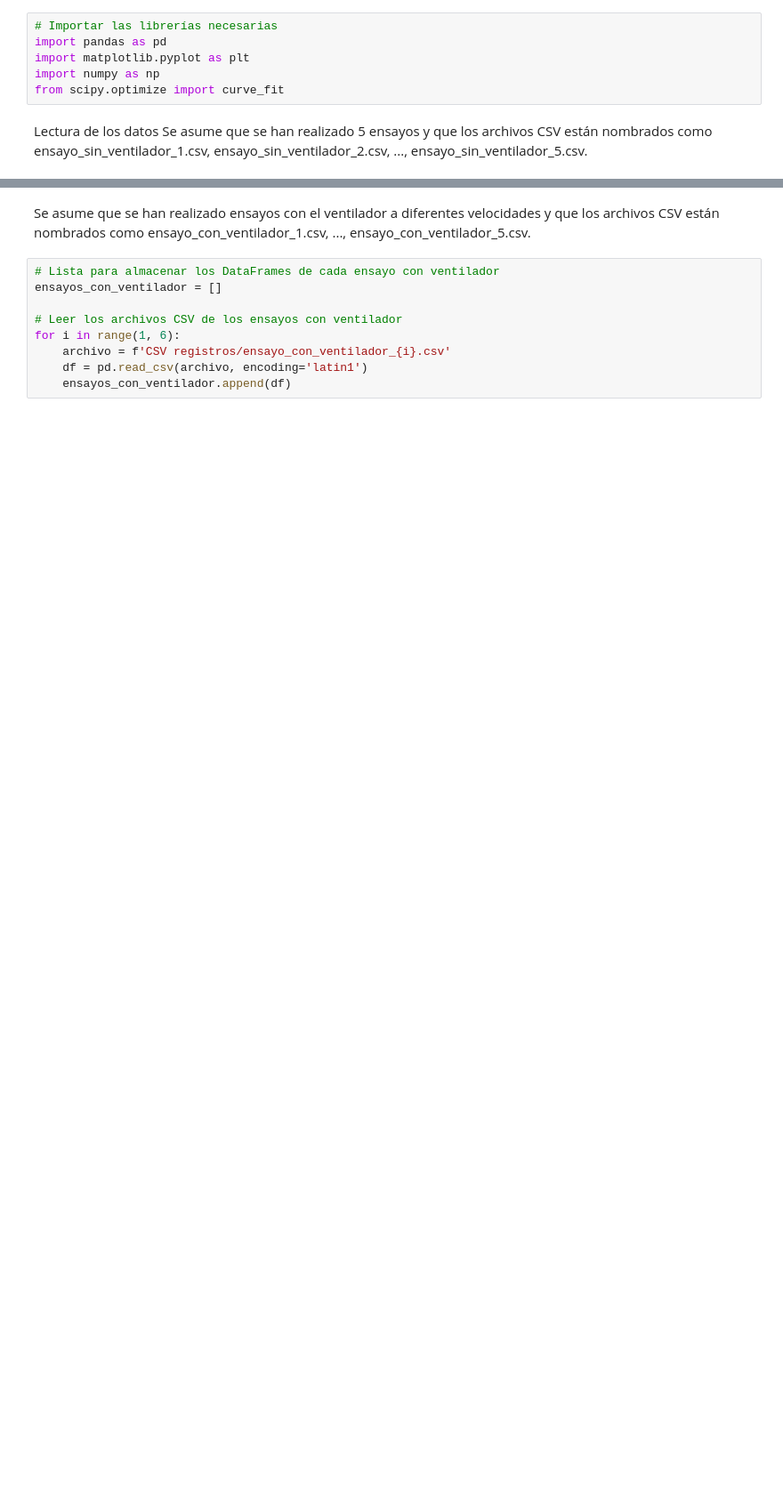
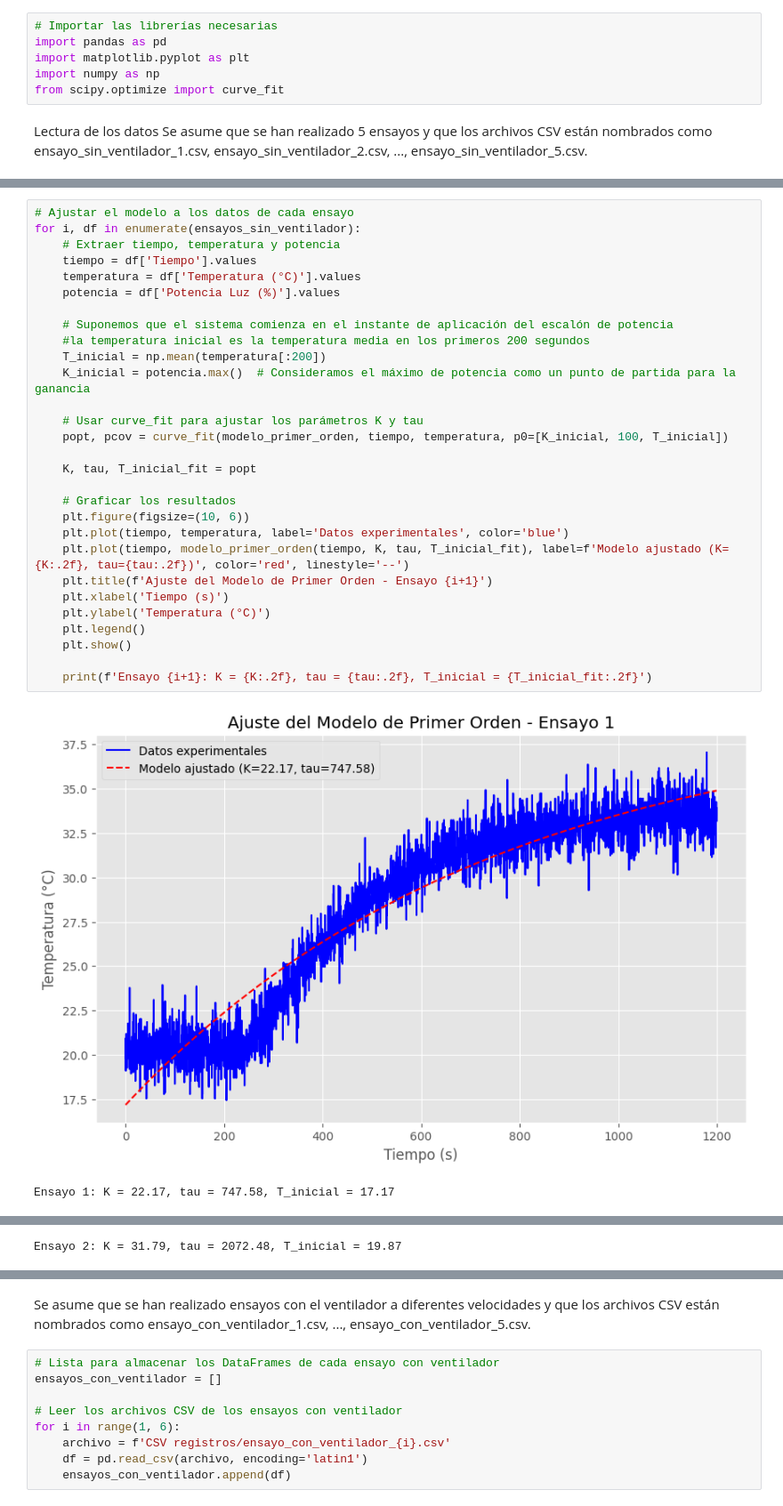
Before and after one commit to MaximilianoAntonio/incubator-prototype, a Jupyter notebook: Incbadora ino/vizualizador csv.ipynb, the cells around one changed output, grey strips where cells are left out. Shown at 89% size. Saved outputs shown, nothing was run; the diff lists cells and outputs as text; blank space fills up the shorter version.

```diff
--- a/Incbadora ino/vizualizador csv.ipynb
+++ b/Incbadora ino/vizualizador csv.ipynb
@@ -37,0 +63,32 @@ for i, df in enumerate(ensayos_sin_ventilador):
+# %%
+# Ajustar el modelo a los datos de cada ensayo
+for i, df in enumerate(ensayos_sin_ventilador):
+    # Extraer tiempo, temperatura y potencia
+    tiempo = df['Tiempo'].values
+    temperatura = df['Temperatura (°C)'].values
+    potencia = df['Potencia Luz (%)'].values
+
+    # Suponemos que el sistema comienza en el instante de aplicación del escalón de potencia
+    #la temperatura inicial es la temperatura media en los primeros 200 segundos
+    T_inicial = np.mean(temperatura[:200])
+    K_inicial = potencia.max()  # Consideramos el máximo de potencia como un punto de partida para la ganancia
+
+    # Usar curve_fit para ajustar los parámetros K y tau
+    popt, pcov = curve_fit(modelo_primer_orden, tiempo, temperatura, p0=[K_inicial, 100, T_inicial])
+
+    K, tau, T_inicial_fit = popt
+
+    # Graficar los resultados
+    plt.figure(figsize=(10, 6))
+    plt.plot(tiempo, temperatura, label='Datos experimentales', color='blue')
+    plt.plot(tiempo, modelo_primer_orden(tiempo, K, tau, T_inicial_fit), label=f'Modelo ajustado (K={K:.2f}, tau={tau:.2f})', color='red', linestyle='--')
+    plt.title(f'Ajuste del Modelo de Primer Orden - Ensayo {i+1}')
+    plt.xlabel('Tiempo (s)')
+    plt.ylabel('Temperatura (°C)')
+    plt.legend()
+    plt.show()
+
+    print(f'Ensayo {i+1}: K = {K:.2f}, tau = {tau:.2f}, T_inicial = {T_inicial_fit:.2f}')
+# %% [output]
+[figure, added]
+Ensayo 1: K = 22.17, tau = 747.58, T_inicial = 17.17
@@ -37,0 +96 @@ for i, df in enumerate(ensayos_sin_ventilador):
+Ensayo 2: K = 31.79, tau = 2072.48, T_inicial = 19.87
```
Also changed, not shown: parts of 7 cells of this notebook, 7 other files.
